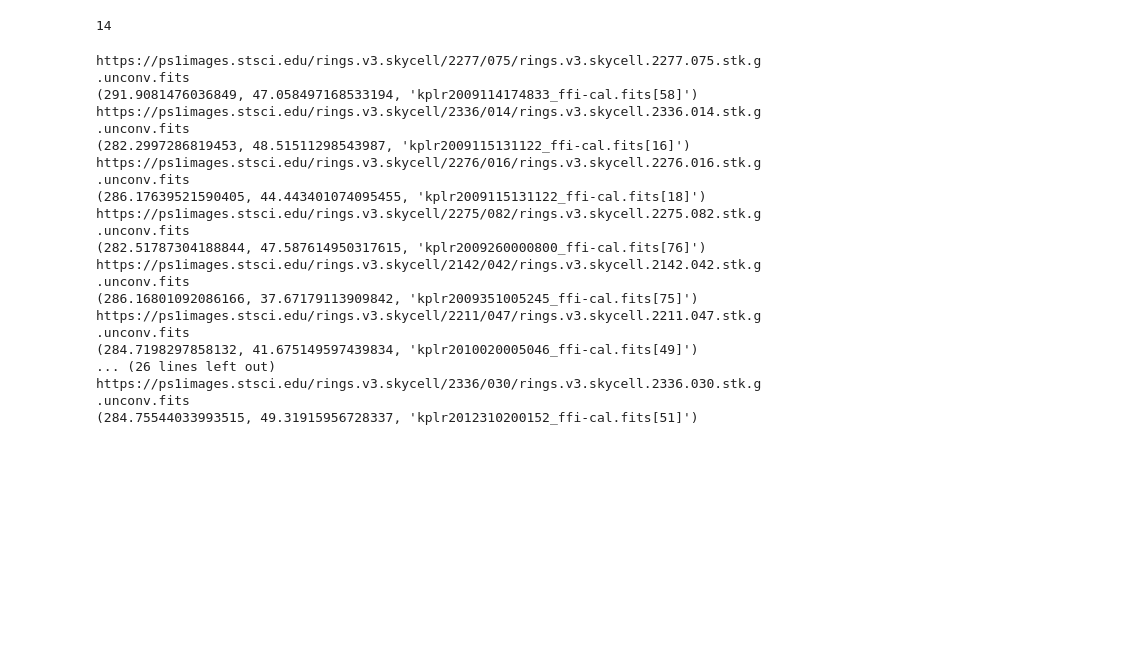
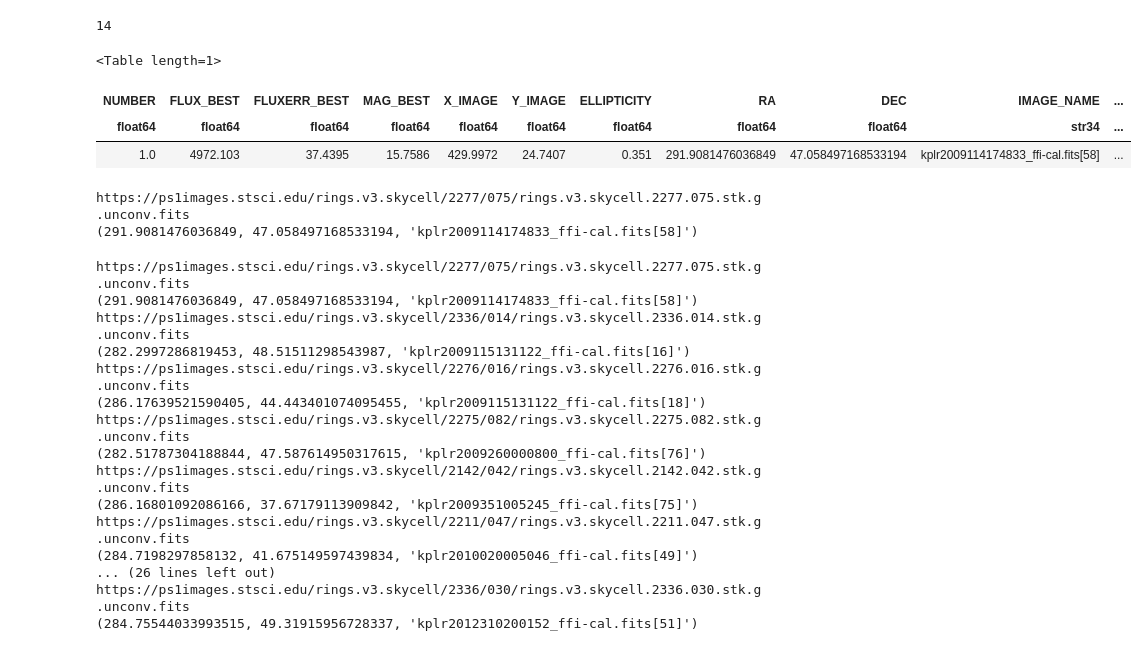
Before and after one commit to mj1e16lsst/keplerPhotometry, a Jupyter notebook: magIncreaseInDIff.ipynb, the cells around one changed output. Drawn from its saved outputs; the diff is of its cells as text; code cells hidden in the pictures; blank space fills up the shorter version.

```diff
--- a/magIncreaseInDIff.ipynb
+++ b/magIncreaseInDIff.ipynb
@@ -436,6 +436,29 @@ full = vstack([first,second])
 ascii.write(full,'/home/mj1e16/outTablesImproved/fullMatches.csv',format='csv',fast_writer=False)
 # %%
 matches = ascii.read('/home/mj1e16/outTablesImproved/firsthalfMatch.csv')
+# %%
+fullTab = ascii.read('/home/mj1e16/outTablesImproved/fullMatches.csv')
+# %%
+df = fullTab.to_pandas()
+column = 'IMAGE_NAME'
+# column = 'MEDIAN_NAME'
+# column = 'DIFF_NAME'
+
+name = 'kplr2009114174833_ffi-cal.fits[58]'
+newdf = df[df[column] == name]
+imageTab = Table.from_pandas(newdf)
+# %%
+imageTab
+# %% [output]
+<Table length=1>
+| NUMBER | FLUX_BEST | FLUXERR_BEST | MAG_BEST | X_IMAGE | Y_IMAGE | ELLIPTICITY | RA | DEC | IMAGE_NAME | ... |
+| float64 | float64 | float64 | float64 | float64 | float64 | float64 | float64 | float64 | str34 | ... |
+| 1.0 | 4972.103 | 37.4395 | 15.7586 | 429.9972 | 24.7407 | 0.351 | 291.9081476036849 | 47.058497168533194 | kplr2009114174833_ffi-cal.fits[58] | ... |
+# %%
+openFromTable(imageTab,0)
+# %% [output]
+https://ps1images.stsci.edu/rings.v3.skycell/2277/075/rings.v3.skycell.2277.075.stk.g.unconv.fits
+(291.9081476036849, 47.058497168533194, 'kplr2009114174833_ffi-cal.fits[58]')
 # %%
 for x in range(len(matches)):
     openFromTable(matches,x)
```
Also changed, not shown: parts of 3 cells of this notebook.
